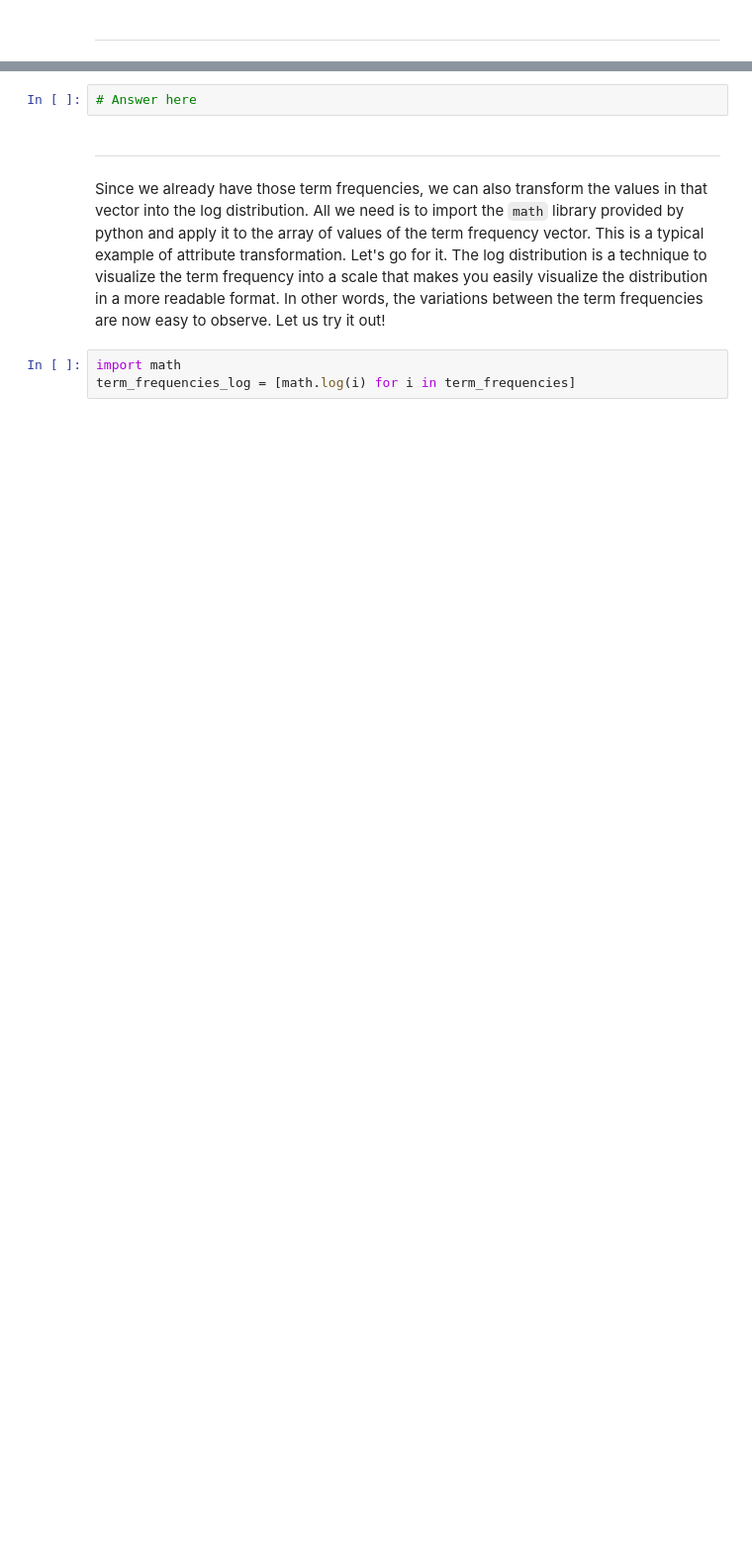
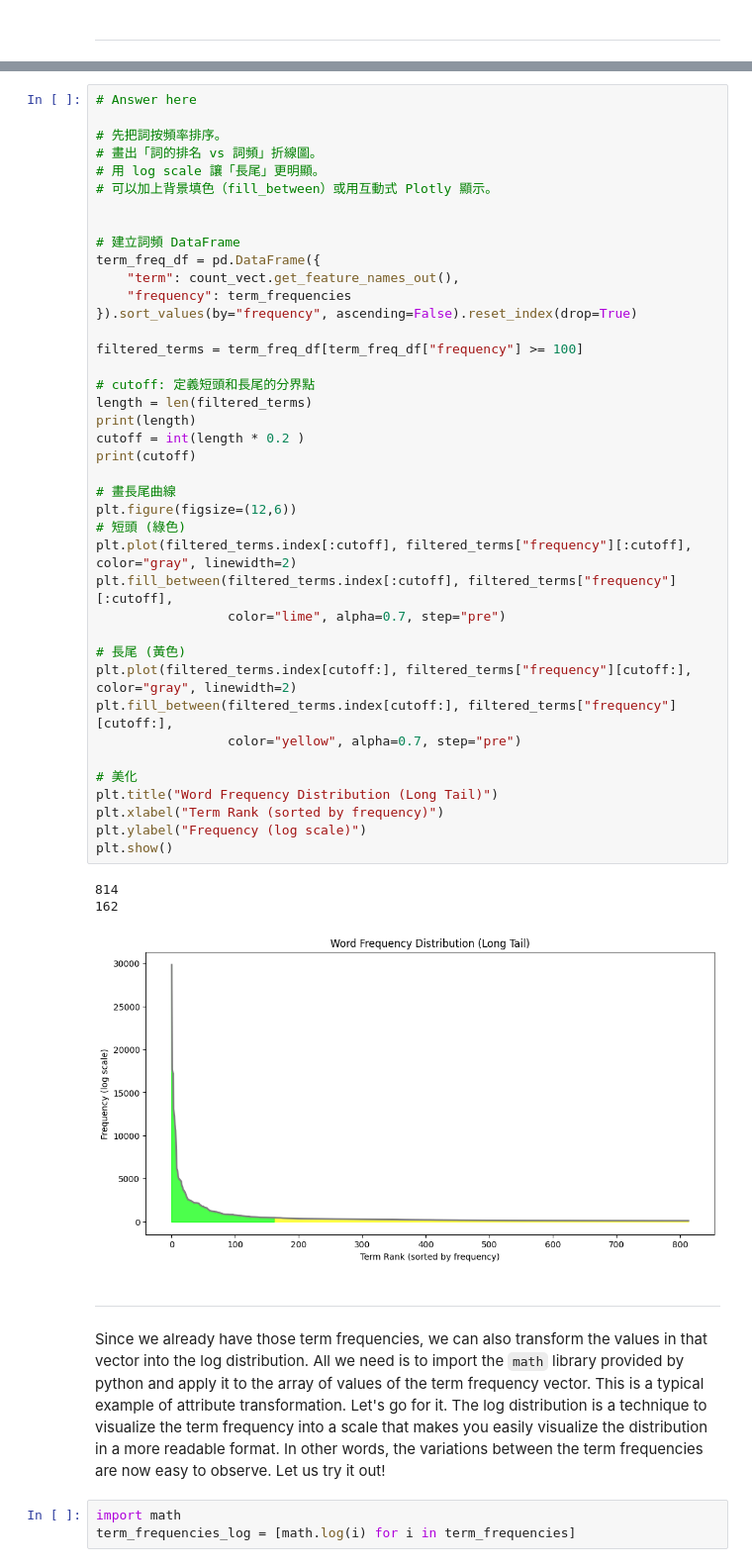
Before and after one commit to Jimmy030199/DM2025-Lab1-Exercise, a Jupyter notebook: DM2025-Lab1-Master.ipynb, the cells around one changed output, grey strips where cells are left out. Shown at 99% size. Saved outputs shown, nothing was run; the diff lists cells and outputs as text; blank space fills up the shorter version.

```diff
--- a/DM2025-Lab1-Master.ipynb
+++ b/DM2025-Lab1-Master.ipynb
@@ -1049,8 +1267,50 @@ The chart above only contains 300 vocabulary in the documents, and it's already
 Additionally, you can attempt to sort the terms on the `x-axis` by frequency instead of in alphabetical order. This way the visualization is more meaninfgul and you will be able to observe the so called [long tail](https://en.wikipedia.org/wiki/Long_tail) (get familiar with this term since it will appear a lot in data mining and other statistics courses). see picture below
 
 ![alt txt](https://upload.wikimedia.org/wikipedia/commons/thumb/8/8a/Long_tail.svg/1000px-Long_tail.svg.png)
-# %%
-# Answer here
+# %%
+# Answer here
+
+# 先把詞按頻率排序。
+# 畫出「詞的排名 vs 詞頻」折線圖。
+# 用 log scale 讓「長尾」更明顯。
+# 可以加上背景填色（fill_between）或用互動式 Plotly 顯示。
+
+
+# 建立詞頻 DataFrame
+term_freq_df = pd.DataFrame({
+    "term": count_vect.get_feature_names_out(),
+    "frequency": term_frequencies
+}).sort_values(by="frequency", ascending=False).reset_index(drop=True)
+
+filtered_terms = term_freq_df[term_freq_df["frequency"] >= 100]
+
+# cutoff: 定義短頭和長尾的分界點
+length = len(filtered_terms)
+print(length)
+cutoff = int(length * 0.2 )
+print(cutoff)
+
+# 畫長尾曲線
+plt.figure(figsize=(12,6))
+# 短頭 (綠色)
+plt.plot(filtered_terms.index[:cutoff], filtered_terms["frequency"][:cutoff], color="gray", linewidth=2)
+plt.fill_between(filtered_terms.index[:cutoff], filtered_terms["frequency"][:cutoff],
+                 color="lime", alpha=0.7, step="pre")
+
+# 長尾 (黃色)
+plt.plot(filtered_terms.index[cutoff:], filtered_terms["frequency"][cutoff:], color="gray", linewidth=2)
+plt.fill_between(filtered_terms.index[cutoff:], filtered_terms["frequency"][cutoff:],
+                 color="yellow", alpha=0.7, step="pre")
+
+# 美化
+plt.title("Word Frequency Distribution (Long Tail)")
+plt.xlabel("Term Rank (sorted by frequency)")
+plt.ylabel("Frequency (log scale)")
+plt.show()
+# %% [output]
+814
+162
+[figure, added]
 # %% [markdown]
 ---
 # %% [markdown]
```
Also changed, not shown: parts of 34 cells of this notebook, 2 other files.
